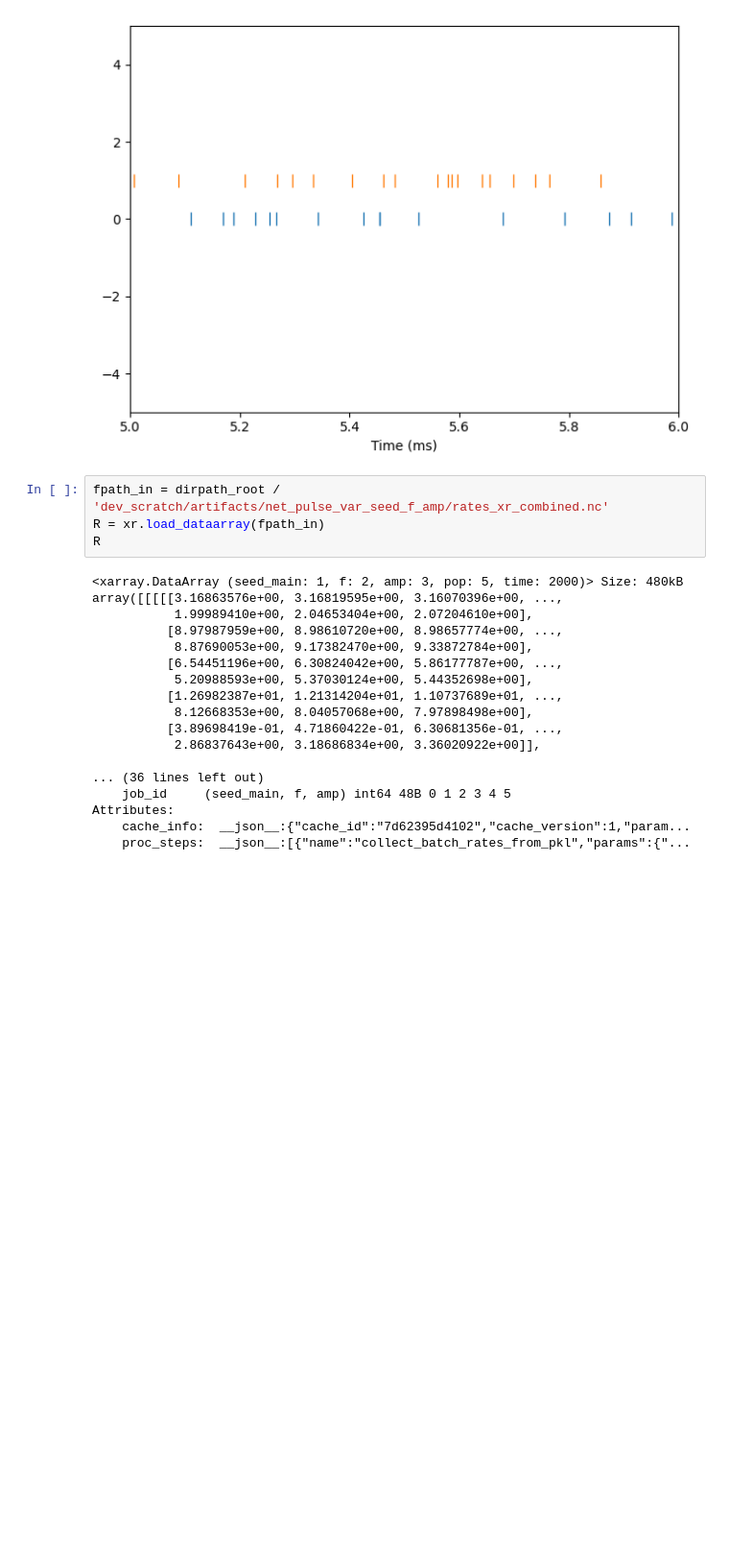
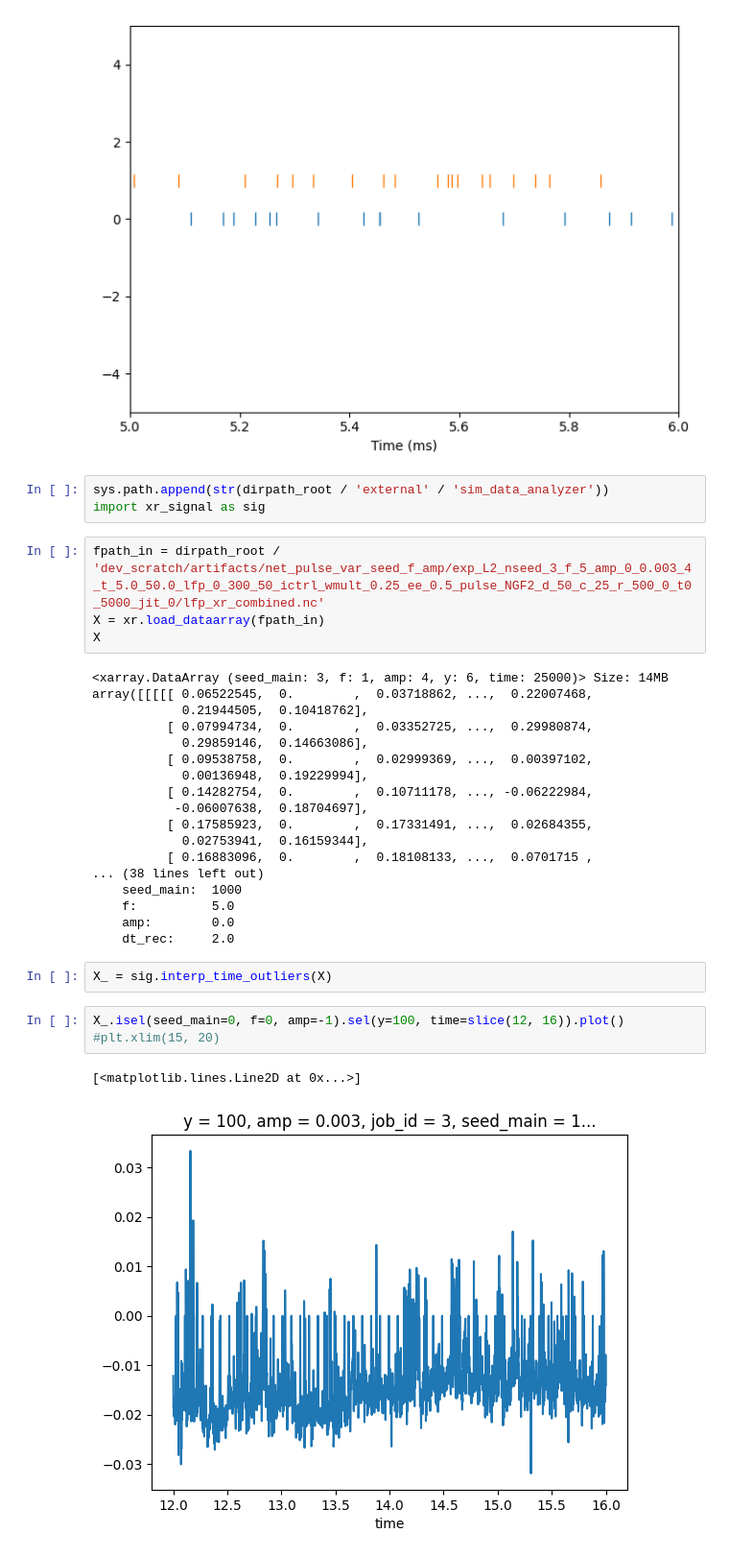
Before and after one commit to niknovikov19/A1-OUinp, a Jupyter notebook: dev_scratch/misc.ipynb, the cells around one changed output. Shown at 96% size. Cells and saved outputs as stored; diff of their text form; blank space fills up the shorter version.

```diff
--- a/dev_scratch/misc.ipynb
+++ b/dev_scratch/misc.ipynb
@@ -77,25 +77,36 @@ plt.ylim(-5, 5)
 plt.show()
 # %% [output]
 [figure]
+# %%
+sys.path.append(str(dirpath_root / 'external' / 'sim_data_analyzer'))
+import xr_signal as sig
 # %%
-fpath_in = dirpath_root / 'dev_scratch/artifacts/net_pulse_var_seed_f_amp/rates_xr_combined.nc'
-R = xr.load_dataarray(fpath_in)
-R
+fpath_in = dirpath_root / 'dev_scratch/artifacts/net_pulse_var_seed_f_amp/exp_L2_nseed_3_f_5_amp_0_0.003_4_t_5.0_50.0_lfp_0_300_50_ictrl_wmult_0.25_ee_0.5_pulse_NGF2_d_50_c_25_r_500_0_t0_5000_jit_0/lfp_xr_combined.nc'
+X = xr.load_dataarray(fpath_in)
+X
 # %% [output]
-<xarray.DataArray (seed_main: 1, f: 2, amp: 3, pop: 5, time: 2000)> Size: 480kB
-array([[[[[3.16863576e+00, 3.16819595e+00, 3.16070396e+00, ...,
-           1.99989410e+00, 2.04653404e+00, 2.07204610e+00],
-          [8.97987959e+00, 8.98610720e+00, 8.98657774e+00, ...,
-           8.87690053e+00, 9.17382470e+00, 9.33872784e+00],
-          [6.54451196e+00, 6.30824042e+00, 5.86177787e+00, ...,
-           5.20988593e+00, 5.37030124e+00, 5.44352698e+00],
-          [1.26982387e+01, 1.21314204e+01, 1.10737689e+01, ...,
-           8.12668353e+00, 8.04057068e+00, 7.97898498e+00],
-          [3.89698419e-01, 4.71860422e-01, 6.30681356e-01, ...,
-           2.86837643e+00, 3.18686834e+00, 3.36020922e+00]],
-
-... (36 lines left out)
-    job_id     (seed_main, f, amp) int64 48B 0 1 2 3 4 5
-Attributes:
-    cache_info:  __json__:{"cache_id":"7d62395d4102","cache_version":1,"param...
-    proc_steps:  __json__:[{"name":"collect_batch_rates_from_pkl","params":{"...
+<xarray.DataArray (seed_main: 3, f: 1, amp: 4, y: 6, time: 25000)> Size: 14MB
+array([[[[[ 0.06522545,  0.        ,  0.03718862, ...,  0.22007468,
+            0.21944505,  0.10418762],
+          [ 0.07994734,  0.        ,  0.03352725, ...,  0.29980874,
+            0.29859146,  0.14663086],
+          [ 0.09538758,  0.        ,  0.02999369, ...,  0.00397102,
+            0.00136948,  0.19229994],
+          [ 0.14282754,  0.        ,  0.10711178, ..., -0.06222984,
+           -0.06007638,  0.18704697],
+          [ 0.17585923,  0.        ,  0.17331491, ...,  0.02684355,
+            0.02753941,  0.16159344],
+          [ 0.16883096,  0.        ,  0.18108133, ...,  0.0701715 ,
+... (38 lines left out)
+    seed_main:  1000
+    f:          5.0
+    amp:        0.0
+    dt_rec:     2.0
+# %%
+X_ = sig.interp_time_outliers(X)
+# %%
+X_.isel(seed_main=0, f=0, amp=-1).sel(y=100, time=slice(12, 16)).plot()
+#plt.xlim(15, 20)
+# %% [output]
+[<matplotlib.lines.Line2D at 0x...>]
+[figure, added]
```
Also changed, not shown: parts of 2 cells of this notebook, 24 other files.
